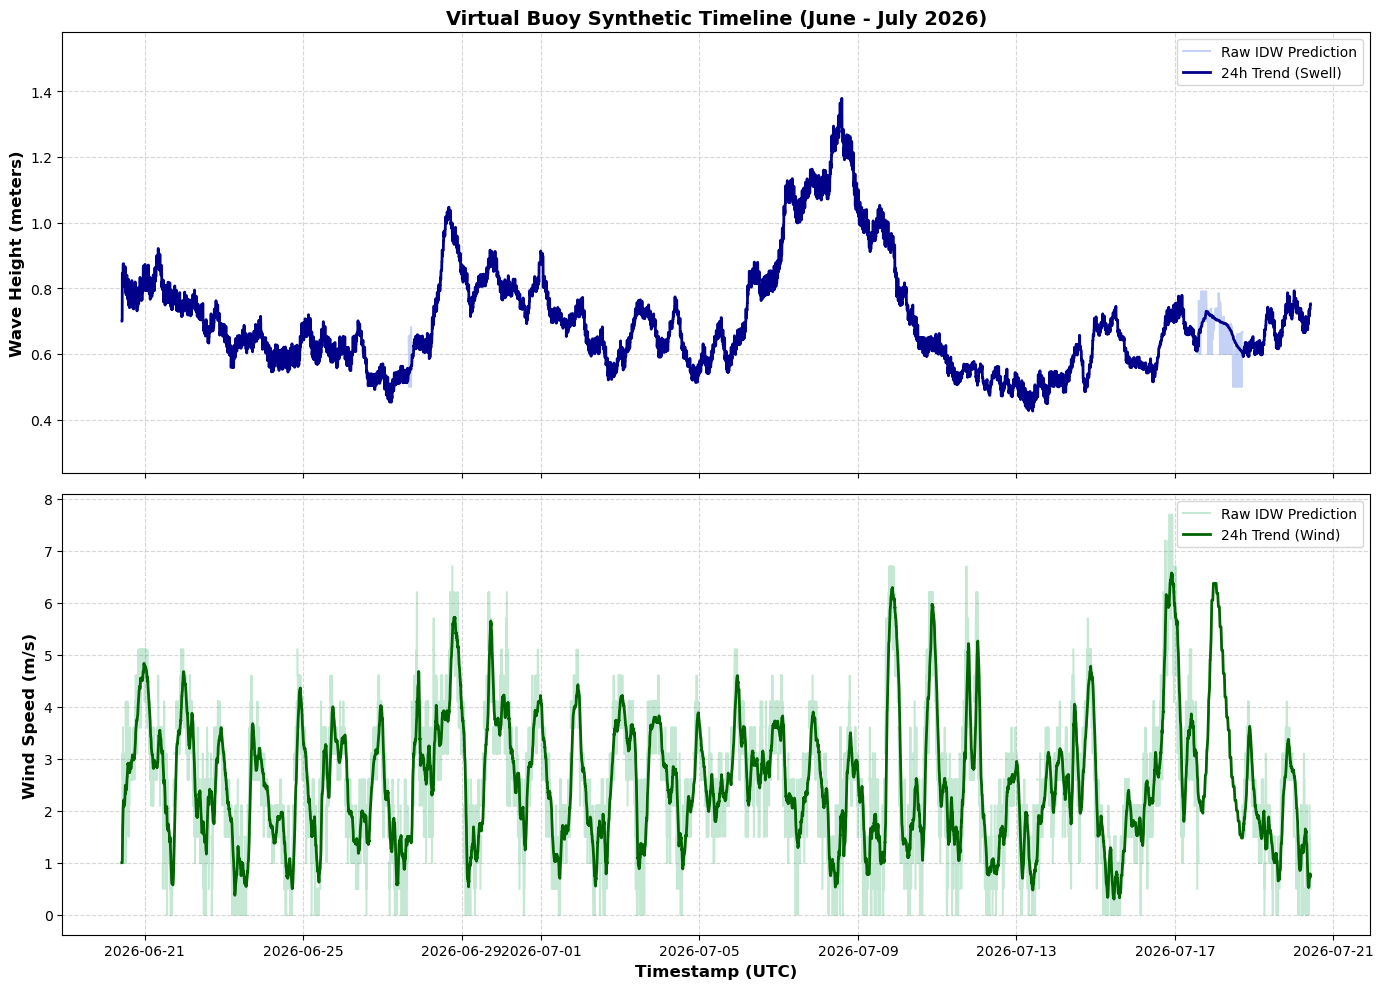
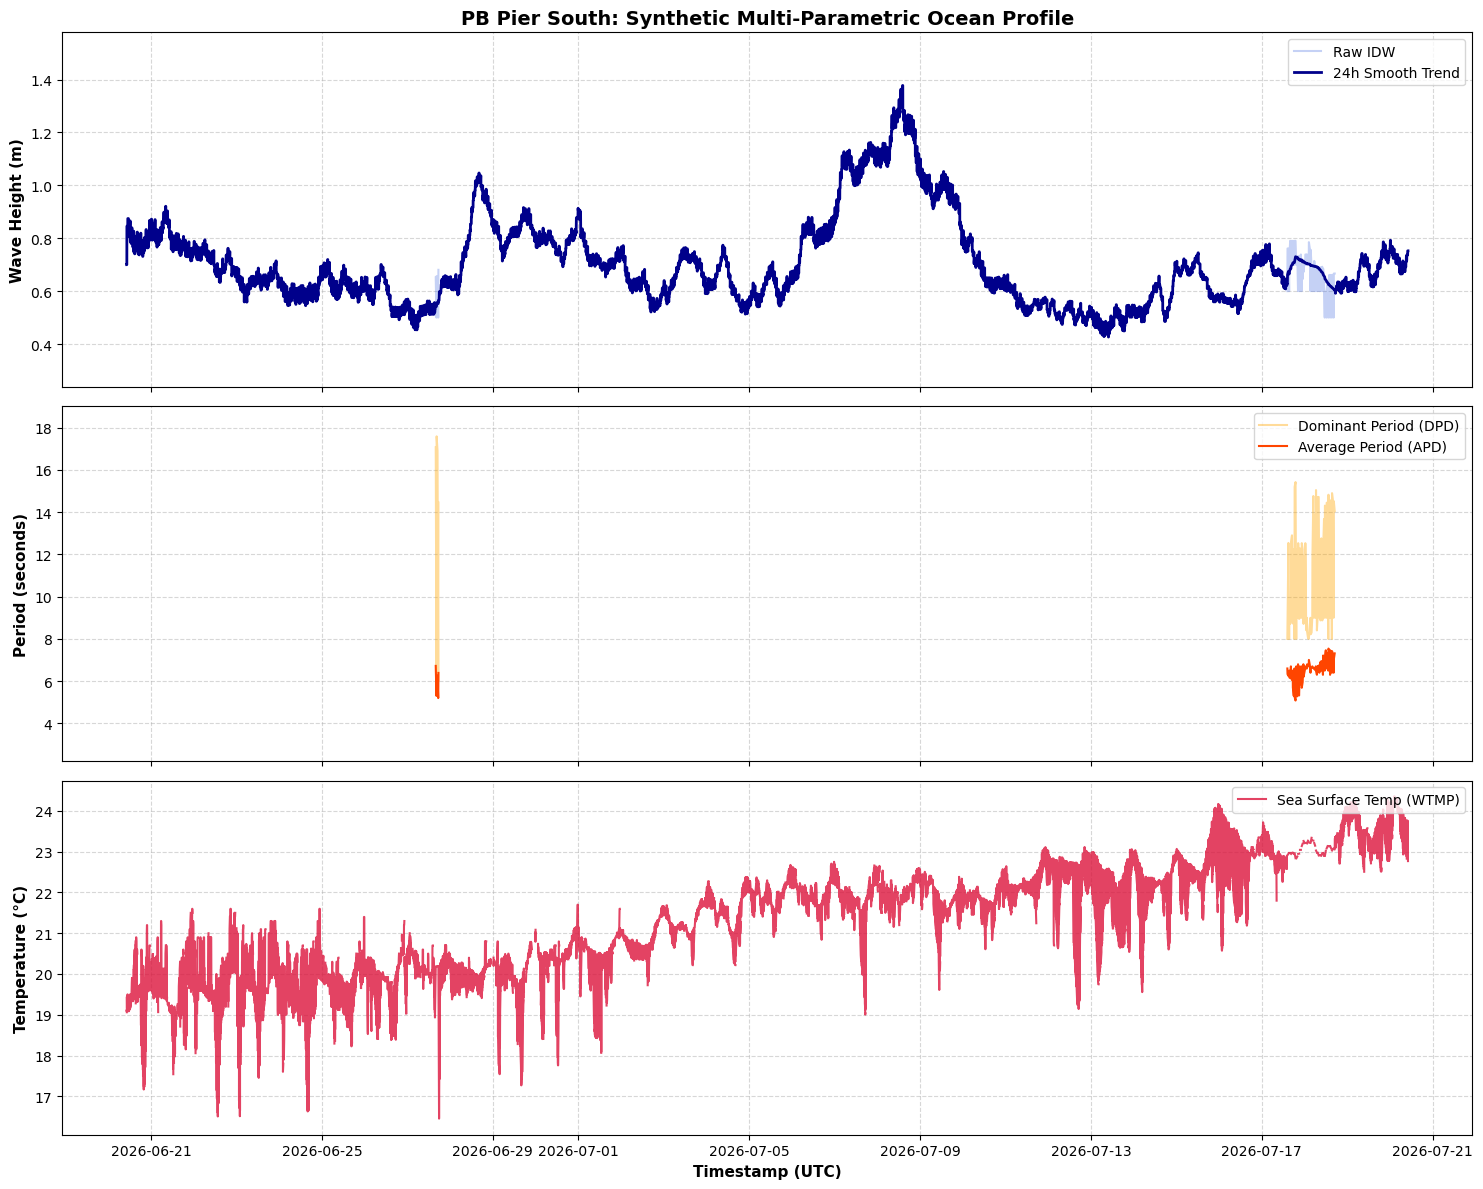
Unified diff of the notebook cell whose output changed from the first chart to the second:
--- before
+++ after
@@ -1,35 +1,27 @@
-# Create a figure with two subplots: one for Wave Height, one for Wind Speed
-fig, (ax1, ax2) = plt.subplots(2, 1, figsize=(14, 10), sharex=True)
+# Set up a multi-panel visual board for our expanded virtual buoy metrics
+fig, (ax1, ax2, ax3) = plt.subplots(3, 1, figsize=(15, 12), sharex=True)
 
-# --- Subplot 1: Wave Height ---
-# Plot raw predictions as a light scatter/line to see the raw variance
-ax1.plot(virtual_buoy_df.index, virtual_buoy_df['Virtual_WVHT_m'], 
-         alpha=0.3, color='royalblue', label='Raw IDW Prediction')
-
-# Plot a 24-hour rolling average (assuming ~6-10 min intervals, adjust window as needed)
-# This helps visually track major swell events
-rolling_wvht = virtual_buoy_df['Virtual_WVHT_m'].rolling(window=24, min_periods=1).mean()
-ax1.plot(virtual_buoy_df.index, rolling_wvht, 
-         color='darkblue', linewidth=2, label='24h Trend (Swell)')
-
-ax1.set_ylabel('Wave Height (meters)', fontsize=12, fontweight='bold')
-ax1.set_title('Virtual Buoy Synthetic Timeline (June - July 2026)', fontsize=14, fontweight='bold')
+# 1. Wave Heights Trend Layer
+ax1.plot(virtual_buoy_df.index, virtual_buoy_df['Virtual_WVHT_m'], alpha=0.3, color='royalblue', label='Raw IDW')
+ax1.plot(virtual_buoy_df.index, virtual_buoy_df['Virtual_WVHT_m'].rolling(24, min_periods=1).mean(), color='darkblue', linewidth=2, label='24h Smooth Trend')
+ax1.set_ylabel('Wave Height (m)', fontsize=11, fontweight='bold')
+ax1.set_title('PB Pier South: Synthetic Multi-Parametric Ocean Profile', fontsize=14, fontweight='bold')
 ax1.grid(True, linestyle='--', alpha=0.5)
 ax1.legend(loc='upper right')
 
-# --- Subplot 2: Wind Speed ---
-ax2.plot(virtual_buoy_df.index, virtual_buoy_df['Virtual_WSPD_ms'], 
-         alpha=0.3, color='mediumseagreen', label='Raw IDW Prediction')
-
-rolling_wspd = virtual_buoy_df['Virtual_WSPD_ms'].rolling(window=24, min_periods=1).mean()
-ax2.plot(virtual_buoy_df.index, rolling_wspd, 
-         color='darkgreen', linewidth=2, label='24h Trend (Wind)')
-
-ax2.set_ylabel('Wind Speed (m/s)', fontsize=12, fontweight='bold')
-ax2.set_xlabel('Timestamp (UTC)', fontsize=12, fontweight='bold')
+# 2. Wave Periods Spectrum Layer (DPD vs APD)
+ax2.plot(virtual_buoy_df.index, virtual_buoy_df['Virtual_DPD_s'], alpha=0.4, color='orange', label='Dominant Period (DPD)')
+ax2.plot(virtual_buoy_df.index, virtual_buoy_df['Virtual_APD_s'], color='orangered', linewidth=1.5, label='Average Period (APD)')
+ax2.set_ylabel('Period (seconds)', fontsize=11, fontweight='bold')
 ax2.grid(True, linestyle='--', alpha=0.5)
 ax2.legend(loc='upper right')
 
-# Optimize layout to prevent text clipping
+# 3. Water Temperature Thermal Profile
+ax3.plot(virtual_buoy_df.index, virtual_buoy_df['Virtual_WTMP_C'], color='crimson', alpha=0.8, label='Sea Surface Temp (WTMP)')
+ax3.set_ylabel('Temperature (°C)', fontsize=11, fontweight='bold')
+ax3.set_xlabel('Timestamp (UTC)', fontsize=11, fontweight='bold')
+ax3.grid(True, linestyle='--', alpha=0.5)
+ax3.legend(loc='upper right')
+
 plt.tight_layout()
 plt.show()

Commit: feature: fully implemented 5-parameter idw baseline at pb pier south